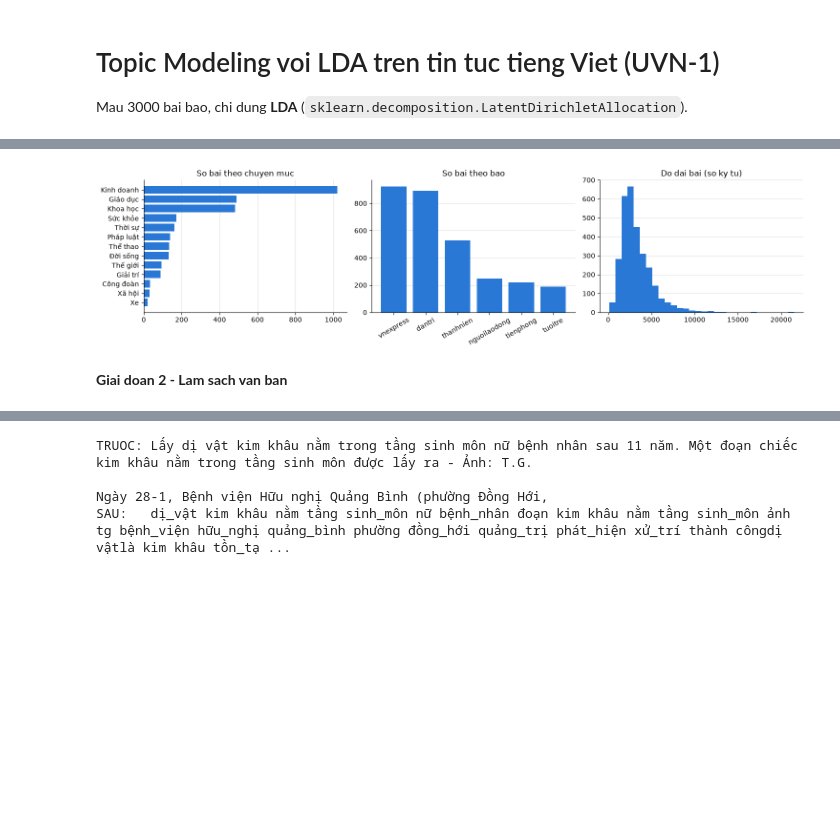
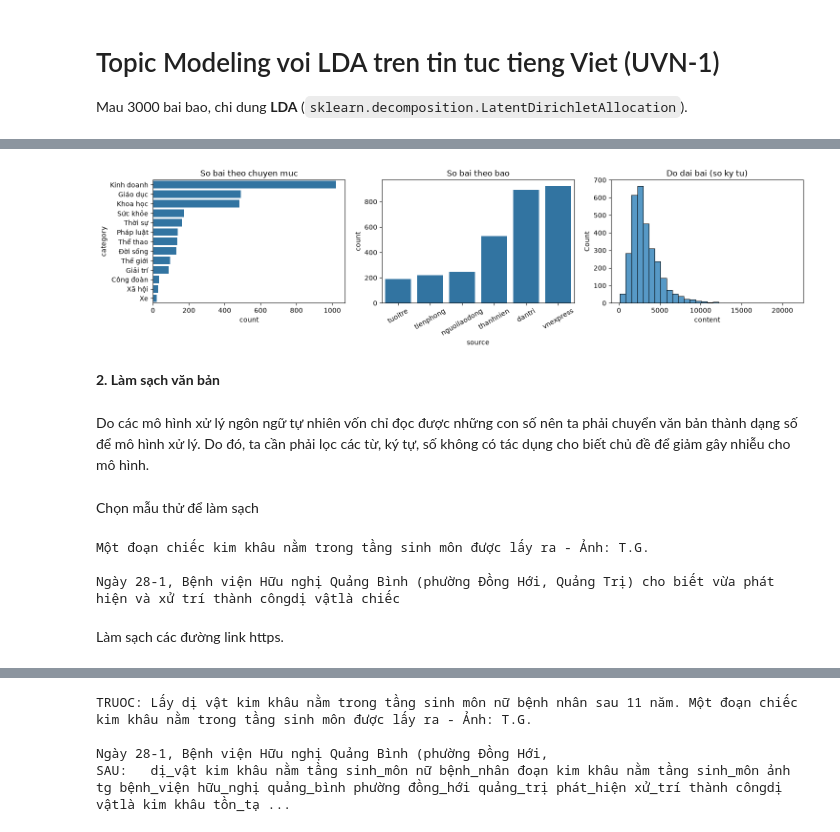
Before and after one commit to nguyenbadanh14112007-commits/TopicModeling, a Jupyter notebook: TopicModeling.ipynb, the cells around one changed output, grey strips where cells are left out. Drawn from its saved outputs; the diff is of its cells as text; code cells hidden in the pictures; blank space fills up the shorter version.

```diff
--- a/TopicModeling.ipynb
+++ b/TopicModeling.ipynb
@@ -73,33 +75,33 @@ Name: count, dtype: int64
 # %%
 # bieu do mo ta du lieu: phan bo chuyen muc, phan bo bao, do dai bai
 fig, axes = plt.subplots(1, 3, figsize=(15, 4))
 
-cat_counts = df["category"].value_counts()
-axes[0].barh(cat_counts.index[::-1], cat_counts.values[::-1], color=BLUE)
+sns.countplot( data = df , y = 'category' , order = df['category'].value_counts().index, ax = axes[0])
 axes[0].set_title("So bai theo chuyen muc")
-axes[0].grid(axis="x", color=GRID, linewidth=0.8)
-axes[0].set_axisbelow(True)
 
-src_counts = df["source"].value_counts()
-axes[1].bar(src_counts.index, src_counts.values, color=BLUE)
+sns.countplot( data = df , x = 'source' ,  order = df['source'].value_counts(ascending=True).index ,ax = axes[1] )
 axes[1].set_title("So bai theo bao")
 axes[1].tick_params(axis="x", rotation=30)
-axes[1].grid(axis="y", color=GRID, linewidth=0.8)
-axes[1].set_axisbelow(True)
 
-axes[2].hist(df["content"].str.len(), bins=30, color=BLUE)
+sns.histplot( data = df['content'].dropna().str.len() ,bins = 30 , ax = axes[2])
 axes[2].set_title("Do dai bai (so ky tu)")
-axes[2].grid(axis="y", color=GRID, linewidth=0.8)
-axes[2].set_axisbelow(True)
-
-for ax in axes:
-    ax.spines["top"].set_visible(False)
-    ax.spines["right"].set_visible(False)
-
 plt.tight_layout()
-plt.savefig("output/data_overview.png", dpi=150)
+# plt.savefig("output/data_overview.png", dpi=150)
 plt.show()
 # %% [output]
-[figure, old version]
+[figure, new version]
 # %% [markdown]
-**Giai doan 2 - Lam sach van ban**
+**2. Làm sạch văn bản**
+# %% [markdown]
+Do các mô hình xử lý ngôn ngữ tự nhiên vốn chỉ đọc được những con số nên ta phải chuyển văn bản thành dạng số để mô hình xử lý. Do đó, ta cần phải lọc các từ, ký tự, số không có tác dụng cho biết chủ đề để giảm gây nhiễu cho mô hình.
+# %% [markdown]
+Chọn mẫu thử để làm sạch
+# %%
+example = df["content"].iloc[0]
+print(example[:200])
+# %% [output]
+Một đoạn chiếc kim khâu nằm trong tầng sinh môn được lấy ra - Ảnh: T.G.
+
+Ngày 28-1, Bệnh viện Hữu nghị Quảng Bình (phường Đồng Hới, Quảng Trị) cho biết vừa phát hiện và xử trí thành côngdị vậtlà chiếc
+# %% [markdown]
+Làm sạch các đường link https.
```
Also changed, not shown: parts of 97 cells of this notebook.
